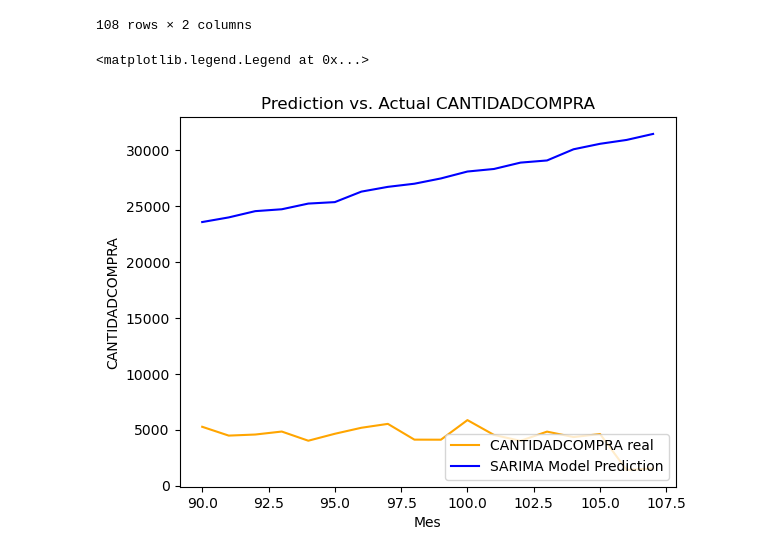
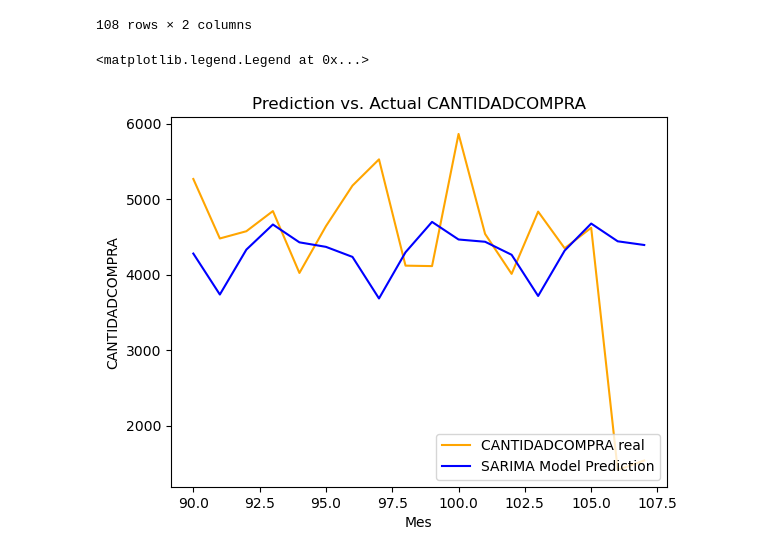
Before and after one commit to sgxaviii/Datathon-FME-2023, a Jupyter notebook: Repte NTTData/main.ipynb, the cells around one changed output. Cells and saved outputs as stored; diff of their text form; code cells hidden in the pictures.

```diff
--- a/Repte NTTData/main.ipynb
+++ b/Repte NTTData/main.ipynb
@@ -46,27 +46,27 @@ df
 # %%
 train_data_SARIMA = df[df['MES_ABSOLUT'] < 90]
 test_data_SARIMA = df[df['MES_ABSOLUT'] >= 90]
 
 one_step_predictions = []
 for i in range(len(df)-90):
-    cut_point = df.size - 40 + i
+    cut_point = df.size - 90 + i
     model = sm.tsa.statespace.SARIMAX(train_data_SARIMA['CAJA'][:cut_point],
                          order=(2, 0, 0),
-                         seasonal_order=(0, 1, 1, 8),
+                         seasonal_order=(1, 1, 0, 6),
                          enforce_stationarity=False,
                          enforce_invertibility=False)
     result = model.fit(disp=False)
     one_step_predictions.append(result.predict(cut_point).values[0])
 
 test_data_SARIMA['prediction'] = one_step_predictions
 test_data_SARIMA.set_index('MES_ABSOLUT', inplace=True)
 test_data_SARIMA['CAJA'].plot(label='CANTIDADCOMPRA real', color='orange')
 test_data_SARIMA['prediction'].plot(label='SARIMA Model Prediction', color='blue')
 plt.title("Prediction vs. Actual CANTIDADCOMPRA")
 plt.xlabel('Mes')
 plt.ylabel('CANTIDADCOMPRA')
 
 plt.legend(loc='lower right')
 # %% [output]
 <matplotlib.legend.Legend at 0x...>
-[figure, old version]
+[figure, new version]
```
